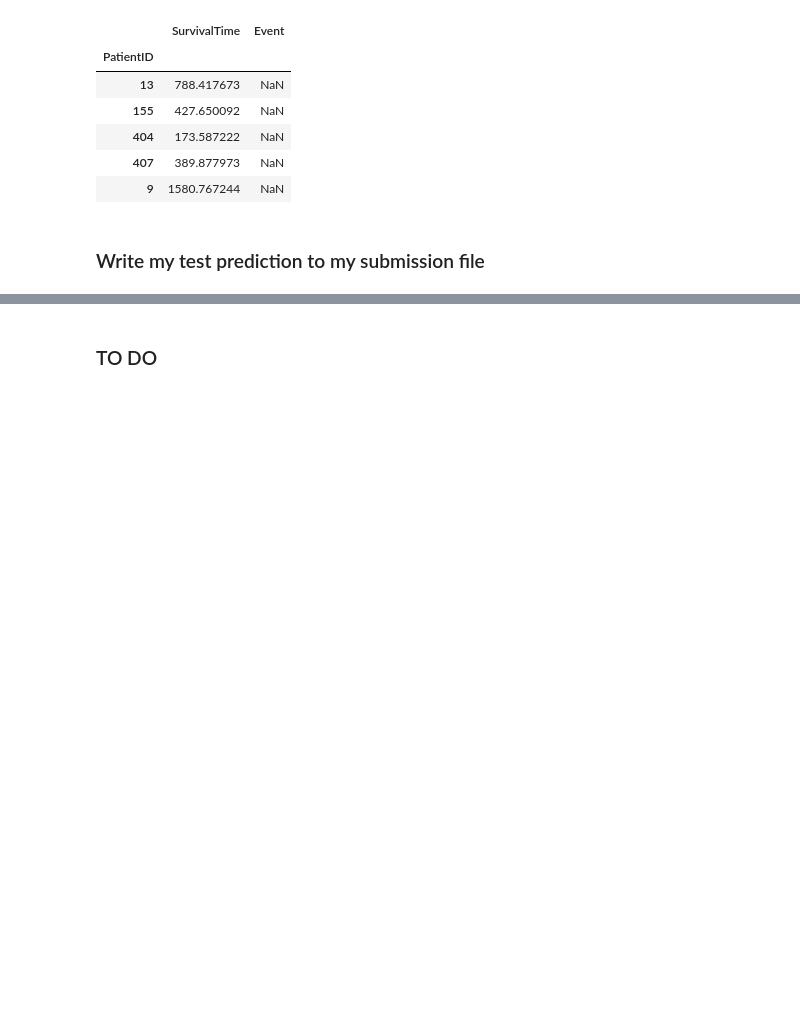
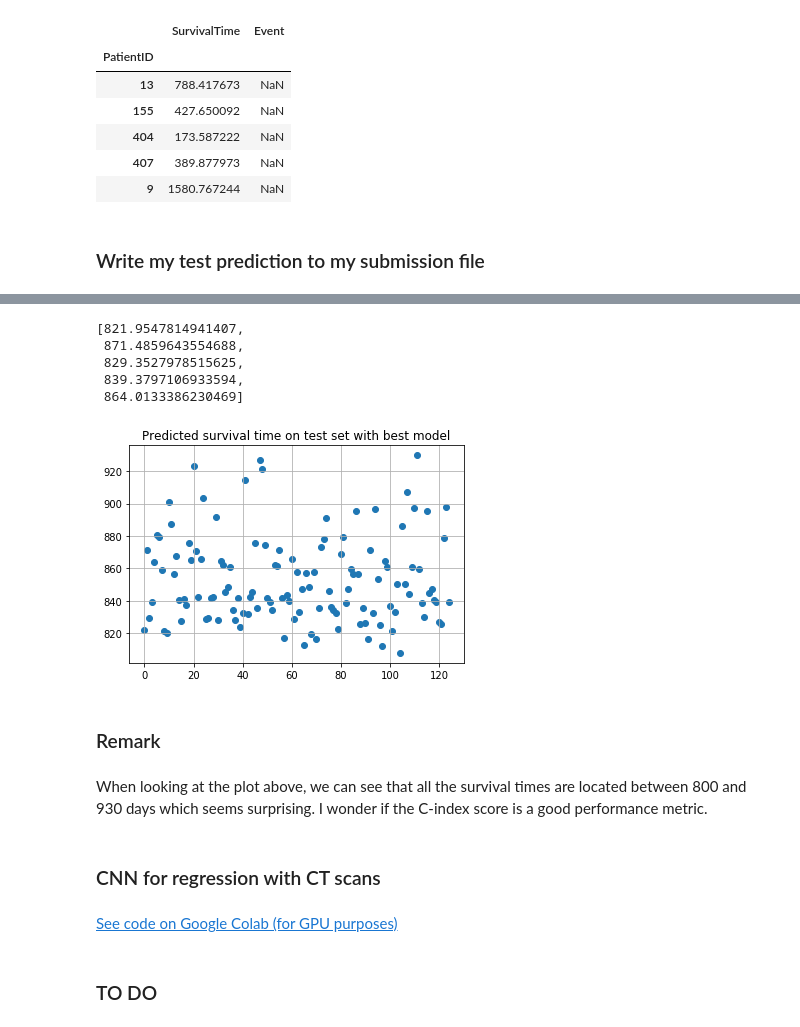
Before and after one commit to DamienToomey/predicting_lung_cancer_survival_time, a Jupyter notebook: code/code.ipynb, the cells around one changed output, grey strips where cells are left out. Saved outputs shown, nothing was run; the diff lists cells and outputs as text; code cells hidden in the pictures; blank space fills up the shorter version.

```diff
--- a/code/code.ipynb
+++ b/code/code.ipynb
@@ -752,3 +843,28 @@ df_predicted_survival_time.to_csv(os.path.join(my_submission_path, "submission.c
+# %%
+y_test_pred = best_model.predict(X_test)
+list(y_test_pred[0:5])
+# %% [output]
+[821.9547814941407,
+ 871.4859643554688,
+ 829.3527978515625,
+ 839.3797106933594,
+ 864.0133386230469]
+# %%
+plt.figure()
+plt.scatter(np.arange(len(y_test_pred)), y_test_pred)
+plt.grid()
+plt.title("Predicted survival time on test set with best model")
+plt.show()
+# %% [output]
+[figure, added]
+# %% [markdown]
+### Remark
+# %% [markdown]
+When looking at the plot above, we can see that all the survival times are located between 800 and 930 days which seems surprising. I wonder if the C-index score is a good performance metric.
+# %% [markdown]
+### CNN for regression with CT scans
+# %% [markdown]
+[See code on Google Colab (for GPU purposes)]()
 # %% [markdown]
 ### TO DO
 # %% [markdown]
```
Also changed, not shown: parts of 36 cells of this notebook, 2 other files.
